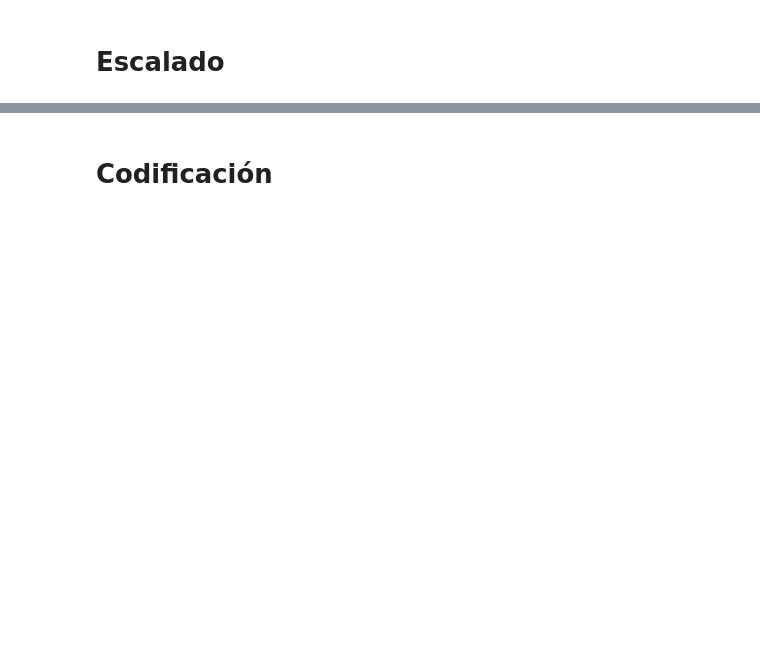
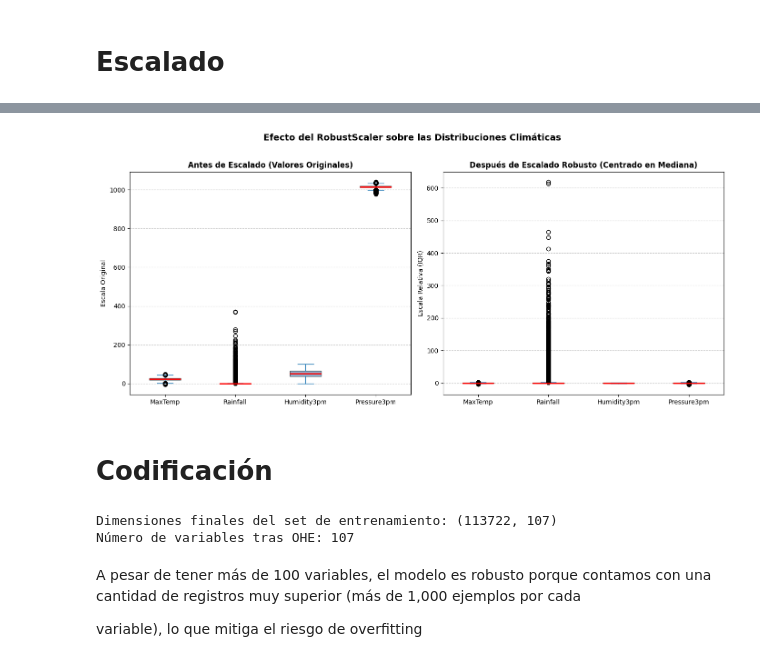
Before and after one commit to programadorarocio/AA1-TUIA-Diez-Duvia-Quispe, a Jupyter notebook: TP-clasificacion-AA1.ipynb, the cells around one changed output, grey strips where cells are left out. Drawn from its saved outputs; the diff is of its cells as text; code cells hidden in the pictures; blank space fills up the shorter version.

```diff
--- a/TP-clasificacion-AA1.ipynb
+++ b/TP-clasificacion-AA1.ipynb
@@ -1058,17 +1194,0 @@ X_test_scaled[cols_numericas] = scaler.transform(X_test[cols_numericas])
-# %%
-knn_imputer = KNNImputer(n_neighbors=5)
-
-# Imputamos a las variables numéricas escaladas
-X_train_imputed = knn_imputer.fit_transform(X_train_scaled[cols_numericas])
-X_test_imputed = knn_imputer.transform(X_test_scaled[cols_numericas])
-
-# Reemplazamos
-X_train[cols_numericas] = X_train_imputed
-X_test[cols_numericas] = X_test_imputed
-
-# Imputamos las variables categóricas
-for col in cols_categoricas:
-    if col in X_train.columns:
-        moda_train = X_train[col].mode()[0]
-        X_train[col] = X_train[col].fillna(moda_train)
-        X_test[col] = X_test[col].fillna(moda_train)
@@ -1077,2 +1241,62 @@ NameError: name 'KNNImputer' is not defined
+# %%
+# Seleccionamos variables con diferentes escalas para ver el efecto
+
+vars_box = ['MaxTemp', 'Rainfall', 'Humidity3pm', 'Pressure3pm']
+
+fig, axes = plt.subplots(1, 2, figsize=(14, 6))
+
+# GRÁFICO 1: ANTES (Valores Originales)
+
+X_train[vars_box].plot.box(
+    ax=axes[0], patch_artist=True,
+    boxprops=dict(facecolor='steelblue', alpha=0.6),
+    medianprops=dict(color='red', linewidth=2))
+axes[0].set_title('Antes de Escalado (Valores Originales)', fontweight='bold')
+axes[0].set_ylabel('Escala Original')
+axes[0].grid(axis='y', linestyle='--', alpha=0.7)
+
+# GRÁFICO 2: DESPUÉS (Robust Scaling)
+
+X_train_scaled[vars_box].plot.box(
+    ax=axes[1], patch_artist=True,
+    boxprops=dict(facecolor='seagreen', alpha=0.6),
+    medianprops=dict(color='red', linewidth=2))
+axes[1].set_title('Después de Escalado Robusto (Centrado en Mediana)', fontweight='bold')
+axes[1].set_ylabel('Escala Relativa (IQR)')
+axes[1].grid(axis='y', linestyle='--', alpha=0.7)
+
+plt.suptitle('Efecto del RobustScaler sobre las Distribuciones Climáticas',
+             fontsize=14, fontweight='bold', y=1.02)
+plt.tight_layout()
+plt.show()
+# %% [output]
+[figure, added]
 # %% [markdown]
 # Codificación
+# %%
+# Variables categóricas finales
+categorias_ohe = ['WindGustDir', 'WindDir9am', 'WindDir3pm', 'RainToday', 'Location']
+
+# Se aplica One-Hot Encoding
+
+X_train_final = pd.get_dummies(X_train, columns=categorias_ohe, drop_first=True)
+X_test_final = pd.get_dummies(X_test, columns=categorias_ohe, drop_first=True)
+
+# Alineación de columnas (Asegura que Test tenga las mismas columnas que Train)
+
+X_train_final, X_test_final = X_train_final.align(X_test_final, join='left', axis=1, fill_value=0)
+
+# Eliminamos 'Date'
+if 'Date' in X_train_final.columns:
+    X_train_final = X_train_final.drop(columns=['Date'])
+    X_test_final = X_test_final.drop(columns=['Date'])
+
+print(f"Dimensiones finales del set de entrenamiento: {X_train_final.shape}")
+print(f"Número de variables tras OHE: {len(X_train_final.columns)}")
+# %% [output]
+Dimensiones finales del set de entrenamiento: (113722, 107)
+Número de variables tras OHE: 107
+# %% [markdown]
+A pesar de tener más de 100 variables, el modelo es robusto porque contamos con una cantidad de registros muy superior (más de 1,000 ejemplos por cada
+
+ variable), lo que mitiga el riesgo de overfitting
```
Also changed, not shown: parts of 15 cells of this notebook.
